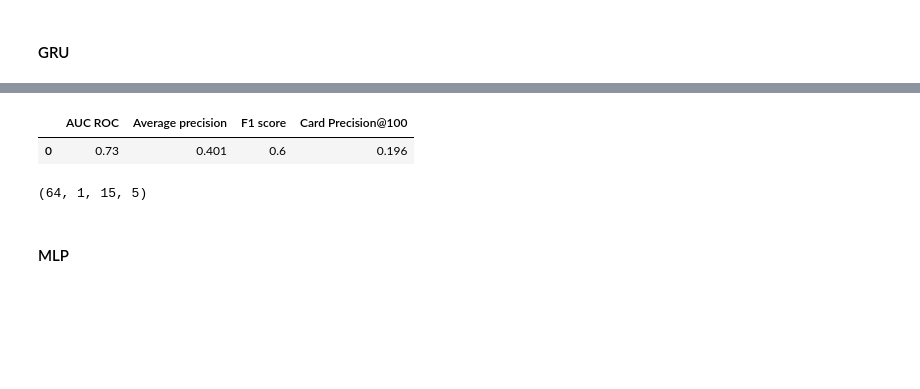
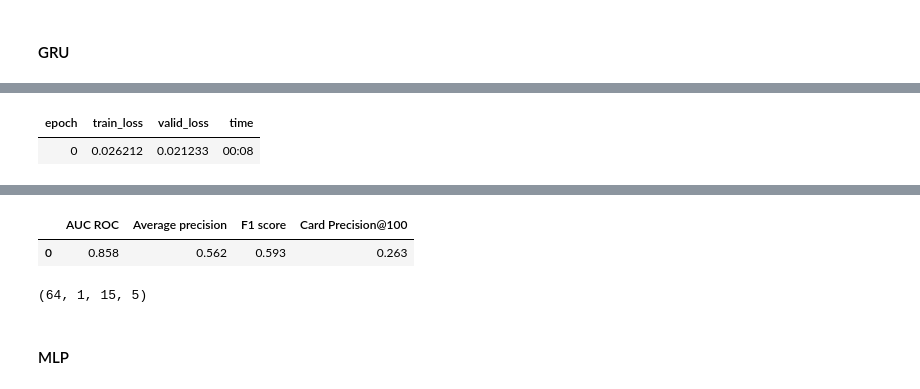
Before and after one commit to MarcinChamera/mgr-anomaly-ts-xai, a Jupyter notebook: tsai/tsai_sweeps-first_steps/tsai-available_models_overview.ipynb, the cells around one changed output, grey strips where cells are left out. Drawn from its saved outputs; the diff is of its cells as text; code cells hidden in the pictures; blank space fills up the shorter version.

```diff
--- a/tsai/tsai-available_models_overview.ipynb
+++ b/tsai/tsai_sweeps-first_steps/tsai-available_models_overview.ipynb
@@ -122,6 +172,8 @@ performance_df
 # %% [markdown]
 #### GRU
 # %%
-learn = tsai.all.ts_learner(dls, tsai.all.GRU, loss_func=tsai.all.BCEWithLogitsLossFlat(), device=torch.device('cuda'), lr=0.001, metrics=[])
-learn.fit_one_cycle(1)
+model = tsai.all.GRU(dls.vars, dls.c)
+learn = tsai.all.ts_learner(dls, model, loss_func=tsai.all.BCEWithLogitsLossFlat(), device=torch.device('cuda'), lr=0.001, metrics=[])
+print(model)
+learn.summary()
 # %% [output]
@@ -130,8 +203,13 @@ learn.fit_one_cycle(1)
+# %%
+learn.fit_one_cycle(1)
+# %% [output]
+| epoch | train_loss | valid_loss | time |
+| 0 | 0.026212 | 0.021233 | 00:08 |
 # %%
 valid_dl = learn.dls.valid
-valid_probas, valid_targets, valid_preds = learn.get_preds(dl=valid_dl, with_decoded=True)
+valid_predictions_logits = get_predictions_sequential(learn.model.cuda(), dls.valid)
 predictions_df = valid_df
-predictions_df['predictions'] = valid_preds
+predictions_df['predictions'] = torch.nn.Sigmoid()(torch.FloatTensor(valid_predictions_logits)).numpy()
 
 performance_df = performance_assessment_f1_included(predictions_df, top_k_list=[100])
 performance_df
@@ -140,5 +217,5 @@ performance_df
 |  | AUC ROC | Average precision | F1 score | Card Precision@100 |
-| 0 | 0.73 | 0.401 | 0.6 | 0.196 |
+| 0 | 0.858 | 0.562 | 0.593 | 0.263 |
 # %%
 dls.bs, dls.c, dls.vars, dls.len
 # %% [output]
```
Also changed, not shown: parts of 62 cells of this notebook, 2 other files.
